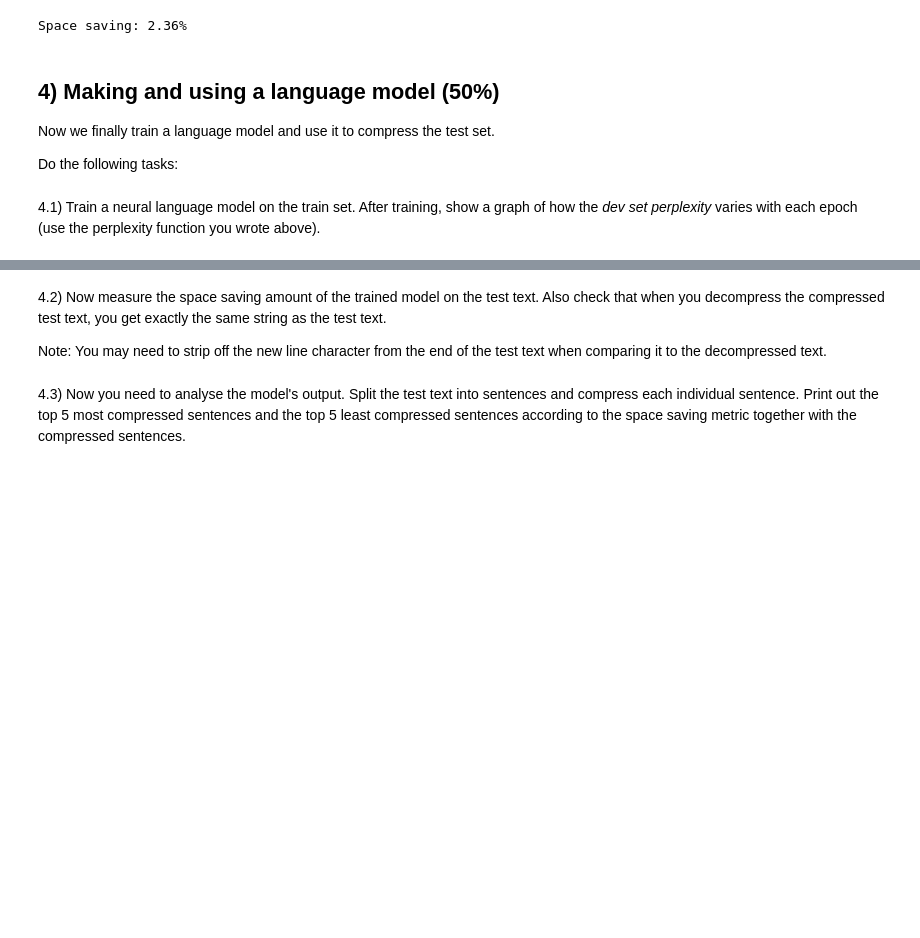
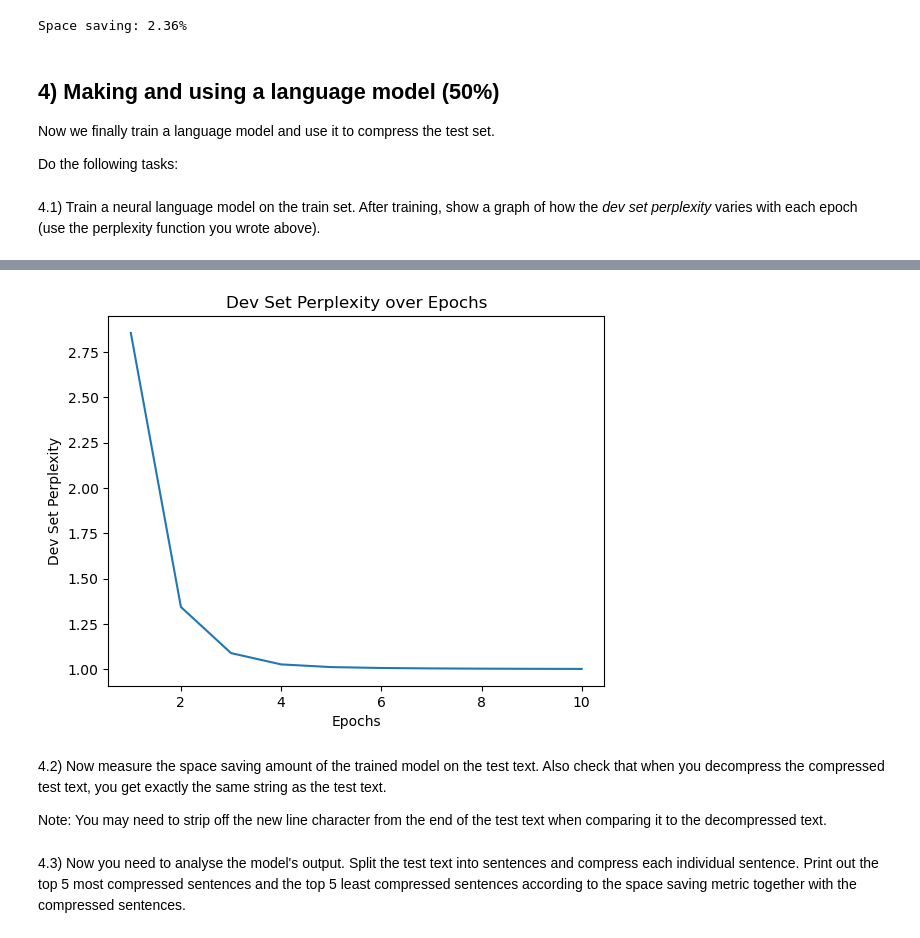
Before and after one commit to markdingli18/Deep_NLP_LLT3511_Assignment, a Jupyter notebook: text_compression-20230925/text_compression.ipynb, the cells around one changed output, grey strips where cells are left out. Cells and saved outputs as stored; diff of their text form; code cells hidden in the pictures; blank space fills up the shorter version.

```diff
--- a/text_compression-20230925/text_compression.ipynb
+++ b/text_compression-20230925/text_compression.ipynb
@@ -607,0 +678,84 @@ After training, show a graph of how the *dev set perplexity* varies with each ep
+# %%
+from torch.utils.data import DataLoader, TensorDataset
+from torch.nn.utils.rnn import pad_sequence
+import torch
+import torch.nn as nn
+import torch.optim as optim
+import matplotlib.pyplot as plt
+
+# RNN Language Model
+class RNNLanguageModel(nn.Module):
+    def __init__(self, vocab_size, embedding_dim, hidden_dim):
+        super(RNNLanguageModel, self).__init__()
+        self.embedding = nn.Embedding(vocab_size, embedding_dim)
+        self.rnn = nn.RNN(embedding_dim, hidden_dim, batch_first=True)
+        self.fc = nn.Linear(hidden_dim, vocab_size)
+
+    def forward(self, x):
+        x = self.embedding(x)
+        output, _ = self.rnn(x)
+        output = self.fc(output)
+        return output
+
+# Hyperparameters
+BATCH_SIZE = 32  # Reduced batch size
+EMBEDDING_DIM = 100  # Reduced size
+HIDDEN_DIM = 128    # Reduced size
+LR = 0.001
+EPOCHS = 10  # Reduced number of epochs
+device = 'cuda' if torch.cuda.is_available() else 'cpu'
+
+# Create DataLoader
+train_dataset = TensorDataset(train_data_padded)
+train_loader = DataLoader(train_dataset, batch_size=BATCH_SIZE, shuffle=True)
+dev_dataset = TensorDataset(dev_data_padded)
+dev_loader = DataLoader(dev_dataset, batch_size=BATCH_SIZE)
+
+# Initialize model, loss, and optimizer
+vocab_size = len(vocab)
+model = RNNLanguageModel(vocab_size, EMBEDDING_DIM, HIDDEN_DIM).to(device)
+criterion = nn.CrossEntropyLoss(ignore_index=token2index['<PAD>'])
+optimizer = optim.Adam(model.parameters(), lr=LR)
+
+# Initialize list to store dev perplexities
+dev_perplexities = []
+
+# Training Loop
+for epoch in range(EPOCHS):
+    model.train()
+
+    for batch_data in train_loader:
+        batch_data = batch_data[0].to(device)  # DataLoader returns a tuple
+
+        # Forward pass and loss computation
+        logits = model(batch_data)
+        loss = criterion(logits.view(-1, vocab_size), batch_data.view(-1))
+
+        # Backpropagation
+        optimizer.zero_grad()
+        loss.backward()
+        optimizer.step()
+
+    # Evaluate on dev set
+    model.eval()
+    dev_loss_list = []
+    with torch.no_grad():
+        for dev_batch in dev_loader:
+            dev_batch = dev_batch[0].to(device)
+            dev_logits = model(dev_batch)
+            dev_loss = criterion(dev_logits.view(-1, vocab_size), dev_batch.view(-1))
+            dev_loss_list.append(dev_loss.item())
+
+        avg_dev_loss = sum(dev_loss_list) / len(dev_loss_list)
+        dev_perplexity = torch.exp(torch.tensor(avg_dev_loss)).item()
+        dev_perplexities.append(dev_perplexity)
+
+    print(f"Epoch {epoch+1}/{EPOCHS}, Loss: {loss.item()}, Avg Dev Loss: {avg_dev_loss}, Dev Perplexity: {dev_perplexity}")
+
+# Plotting dev set perplexity over epochs
+plt.plot(range(1, EPOCHS + 1), dev_perplexities)
+plt.xlabel('Epochs')
+plt.ylabel('Dev Set Perplexity')
+plt.title('Dev Set Perplexity over Epochs')
+plt.show()
+# %% [output]
@@ -608,3 +772,4 @@ After training, show a graph of how the *dev set perplexity* varies with each ep
+[figure, added]
 # %% [markdown]
 4.2) Now measure the space saving amount of the trained model on the test text.
 Also check that when you decompress the compressed test text, you get exactly the same string as the test text.
```
Also changed, not shown: parts of 4 cells of this notebook.
